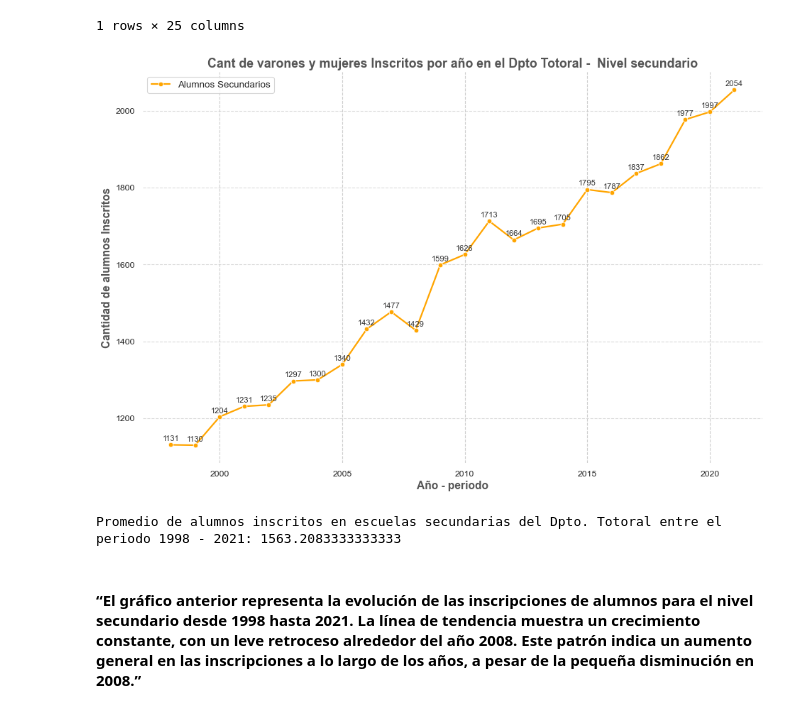
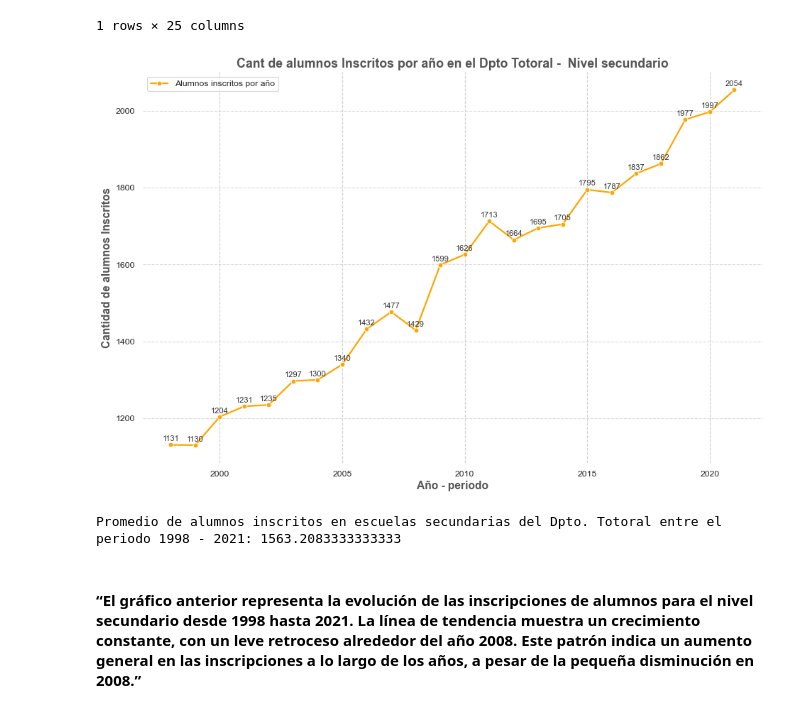
Before and after one commit to RenzoReyna88/Python-for-dataanalysis, a Jupyter notebook: investigacion-sistema-educativo-Cba/data.ipynb, the cells around one changed output. Drawn from its saved outputs; the diff is of its cells as text; code cells hidden in the pictures.

```diff
--- a/investigacion-sistema-educativo-Cba/data.ipynb
+++ b/investigacion-sistema-educativo-Cba/data.ipynb
@@ -631,37 +679,36 @@ sns.set(style="whitegrid", rc={"grid.linestyle": '--'})
 fig, ax = plt.subplots(figsize=(12, 8), dpi=80)
 
 # Crear el gráfico de líneas
-line = sns.lineplot(x=cant_alumnos_año, y=cant_alumnos_secundario, marker='o', color='orange', linewidth=2, label='Alumnos Secundarios')
+line = sns.lineplot(x=cant_alumnos_año, y=cant_alumnos_secundario, marker='o', color='orange', linewidth=2, label='Alumnos inscritos por año')
 
 # Añadir etiquetas y título
 plt.xlabel('Año - periodo', fontsize=14, fontweight='bold', color='#555555')
 plt.ylabel('Cantidad de alumnos Inscritos', fontsize=14, fontweight='bold', color='#555555')
-plt.title('Cant de varones y mujeres Inscritos por año en el Dpto Totoral -  Nivel secundario', fontsize=16, fontweight='bold', color='#555555')
+plt.title('Cant de alumnos Inscritos por año en el Dpto Totoral -  Nivel secundario', fontsize=16, fontweight='bold', color='#555555')
 
 # Añadir etiquetas a los puntos de datos
 for i, txt in enumerate(cant_alumnos_secundario):
     plt.annotate(txt, (cant_alumnos_año[i], cant_alumnos_secundario[i]), textcoords="offset points", xytext=(0,5), ha='center', fontsize=10, color='#333333')
 
-plt.legend(fontsize=12)
 
 # Añadir una rejilla para mejor lectura
 plt.grid(axis='y', linestyle='--', alpha=0.7)
 
 # Eliminar bordes innecesarios
 plt.box(False)
 
 # Agregar color de fondo
 ax.set_facecolor('#f3f3f3')
 
 # Mostrar el gráfico
 plt.tight_layout()
 plt.show()
 
 promedio_inscritos= np.mean(cant_alumnos_secundario)
 
 print(f'Promedio de alumnos inscritos en escuelas secundarias del Dpto. Totoral entre el periodo 1998 - 2021: {promedio_inscritos}')
 # %% [output]
-[figure, old version]
+[figure, new version]
 Promedio de alumnos inscritos en escuelas secundarias del Dpto. Totoral entre el periodo 1998 - 2021: 1563.2083333333333
 # %% [markdown]
 #### “El gráfico anterior representa la evolución de las inscripciones de alumnos para el nivel secundario desde 1998 hasta 2021. La línea de tendencia muestra un crecimiento constante, con un leve retroceso alrededor del año 2008. Este patrón indica un aumento general en las inscripciones a lo largo de los años, a pesar de la pequeña disminución en 2008.”
```
Also changed, not shown: parts of 16 cells of this notebook, 9 other files.
